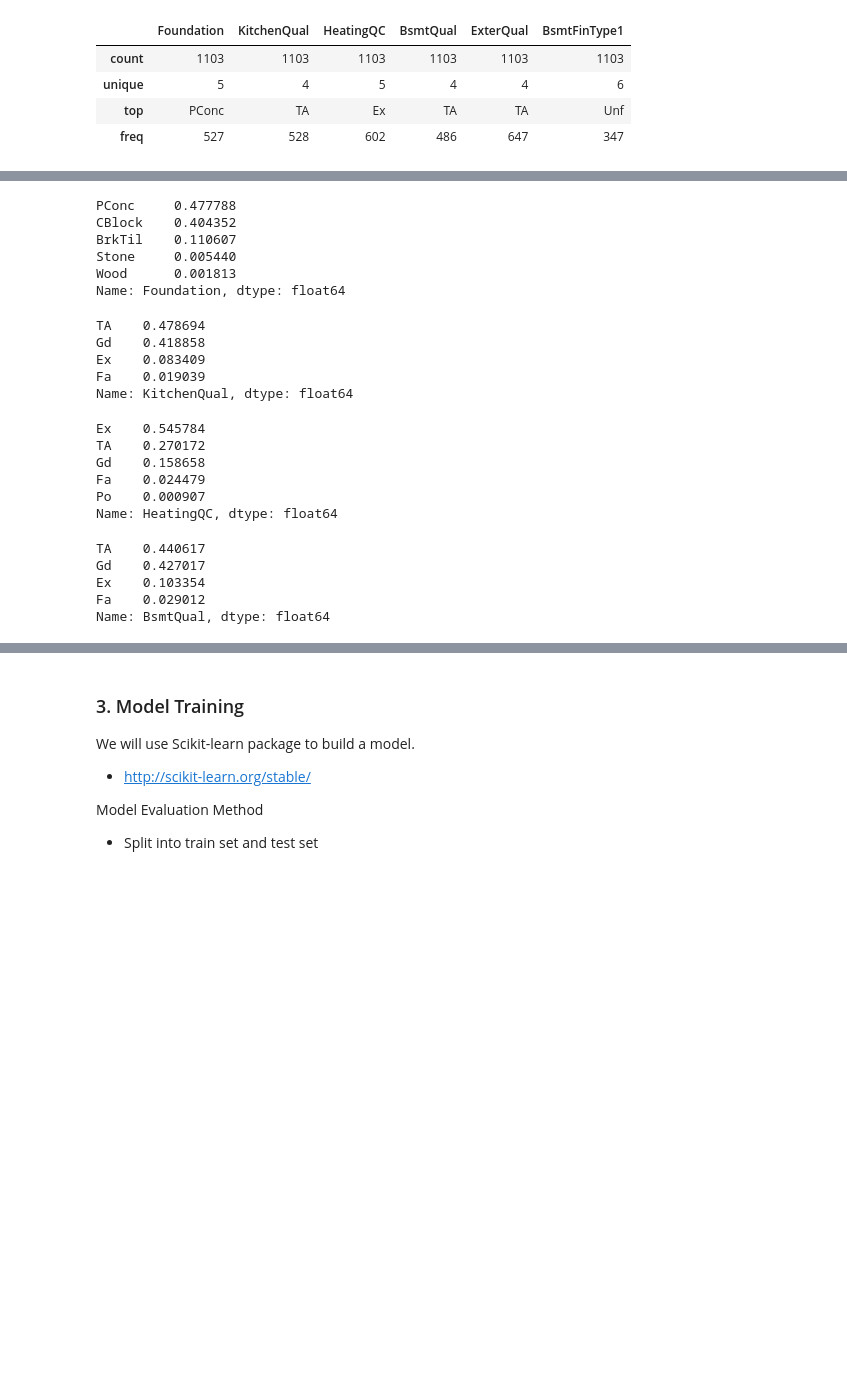
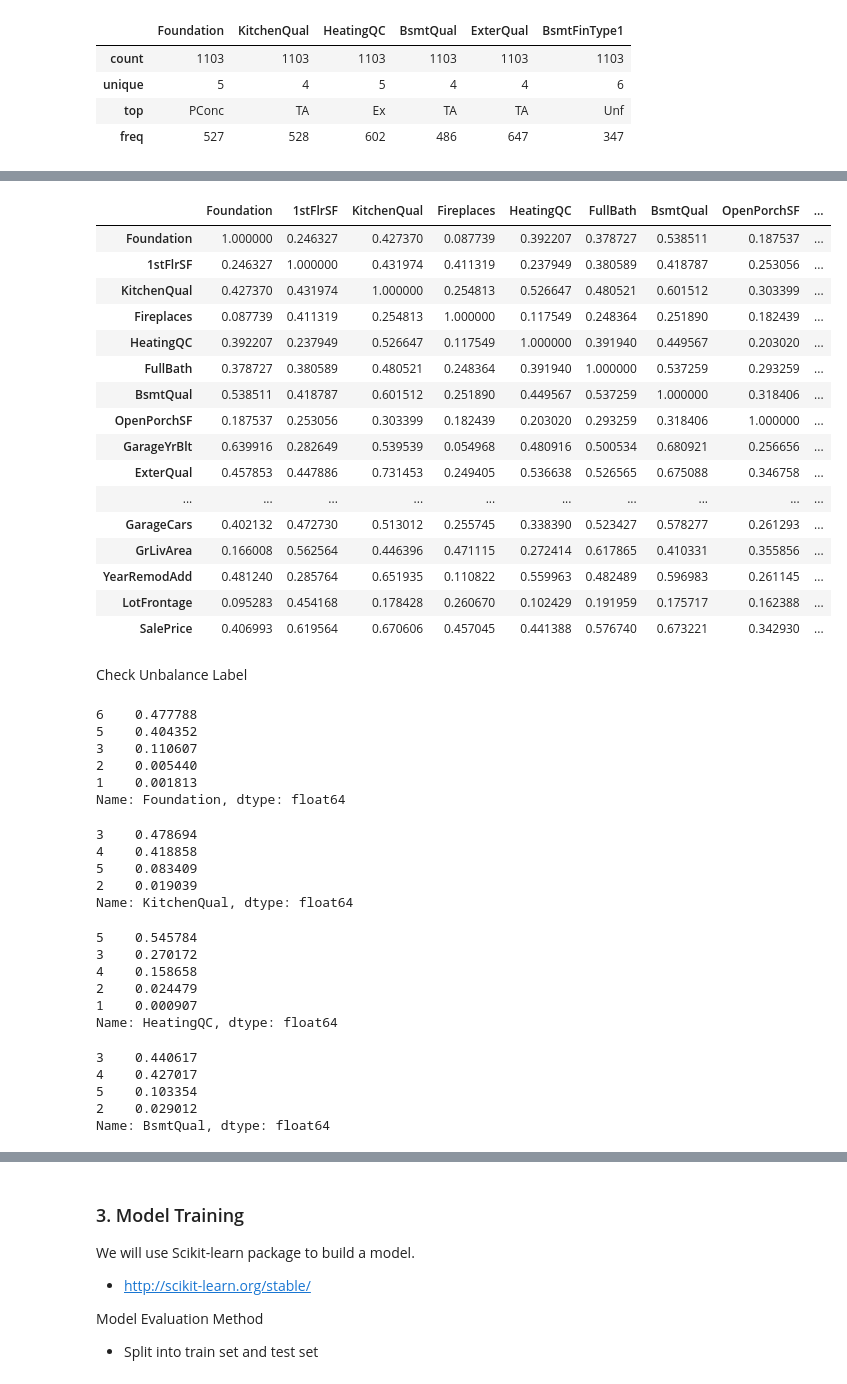
Before and after one commit to volkswg/Machine_Learning, a Jupyter notebook: Lab1.ipynb, the cells around one changed output, grey strips where cells are left out. Saved outputs shown, nothing was run; the diff lists cells and outputs as text; code cells hidden in the pictures; blank space fills up the shorter version.

```diff
--- a/Lab1.ipynb
+++ b/Lab1.ipynb
@@ -51,0 +79,7 @@ clean_row_na.select_dtypes(exclude = ['int64','float64']).describe()
+# %%
+codebook1 = {'Ex':5,'Gd':4,'TA':3,'Fa':2,'Po':1} # Excellent, Good, Typical, Fair, Poor
+codebook2 = {'Unf':5,'GLQ':6,'ALQ':4,'BLQ':3,'Rec':2,'LwQ':1}
+codebook3 = {'PConc':6,'CBlock':5,'Slab':4,'BrkTil':3,'Stone':2,'Wood':1 }
+data_encode1 = clean_row_na.replace(codebook1)
+data_encode1 = data_encode1.replace(codebook2)
+data_encode1 = data_encode1.replace(codebook3)
@@ -52,37 +106,60 @@ clean_row_na.select_dtypes(exclude = ['int64','float64']).describe()
+# %%
+#Get Correclation Coefficient
+data_encode1.corr()
+# %% [output]
+|  | Foundation | 1stFlrSF | KitchenQual | Fireplaces | HeatingQC | FullBath | BsmtQual | OpenPorchSF | ... |
+| Foundation | 1.000000 | 0.246327 | 0.427370 | 0.087739 | 0.392207 | 0.378727 | 0.538511 | 0.187537 | ... |
+| 1stFlrSF | 0.246327 | 1.000000 | 0.431974 | 0.411319 | 0.237949 | 0.380589 | 0.418787 | 0.253056 | ... |
+| KitchenQual | 0.427370 | 0.431974 | 1.000000 | 0.254813 | 0.526647 | 0.480521 | 0.601512 | 0.303399 | ... |
+| Fireplaces | 0.087739 | 0.411319 | 0.254813 | 1.000000 | 0.117549 | 0.248364 | 0.251890 | 0.182439 | ... |
+| HeatingQC | 0.392207 | 0.237949 | 0.526647 | 0.117549 | 1.000000 | 0.391940 | 0.449567 | 0.203020 | ... |
+| FullBath | 0.378727 | 0.380589 | 0.480521 | 0.248364 | 0.391940 | 1.000000 | 0.537259 | 0.293259 | ... |
+| BsmtQual | 0.538511 | 0.418787 | 0.601512 | 0.251890 | 0.449567 | 0.537259 | 1.000000 | 0.318406 | ... |
+| OpenPorchSF | 0.187537 | 0.253056 | 0.303399 | 0.182439 | 0.203020 | 0.293259 | 0.318406 | 1.000000 | ... |
+| GarageYrBlt | 0.639916 | 0.282649 | 0.539539 | 0.054968 | 0.480916 | 0.500534 | 0.680921 | 0.256656 | ... |
+| ExterQual | 0.457853 | 0.447886 | 0.731453 | 0.249405 | 0.536638 | 0.526565 | 0.675088 | 0.346758 | ... |
+| ... | ... | ... | ... | ... | ... | ... | ... | ... | ... |
+| GarageCars | 0.402132 | 0.472730 | 0.513012 | 0.255745 | 0.338390 | 0.523427 | 0.578277 | 0.261293 | ... |
+| GrLivArea | 0.166008 | 0.562564 | 0.446396 | 0.471115 | 0.272414 | 0.617865 | 0.410331 | 0.355856 | ... |
+| YearRemodAdd | 0.481240 | 0.285764 | 0.651935 | 0.110822 | 0.559963 | 0.482489 | 0.596983 | 0.261145 | ... |
+| LotFrontage | 0.095283 | 0.454168 | 0.178428 | 0.260670 | 0.102429 | 0.191959 | 0.175717 | 0.162388 | ... |
+| SalePrice | 0.406993 | 0.619564 | 0.670606 | 0.457045 | 0.441388 | 0.576740 | 0.673221 | 0.342930 | ... |
+# %% [markdown]
+Check Unbalance Label
 # %%
-print(clean_row_na['Foundation'].value_counts(1))
-cleaned_high_unb1 = clean_row_na.drop('Foundation',axis=1)
+print(data_encode1['Foundation'].value_counts(1))
+cleaned_high_unb1 = data_encode1.drop('Foundation',axis=1)
 # %% [output]
-PConc     0.477788
-CBlock    0.404352
-BrkTil    0.110607
-Stone     0.005440
-Wood      0.001813
+6    0.477788
+5    0.404352
+3    0.110607
+2    0.005440
+1    0.001813
 Name: Foundation, dtype: float64
 # %%
-print(clean_row_na['KitchenQual'].value_counts(1))
+print(data_encode1['KitchenQual'].value_counts(1))
 # %% [output]
-TA    0.478694
-Gd    0.418858
-Ex    0.083409
-Fa    0.019039
+3    0.478694
+4    0.418858
+5    0.083409
+2    0.019039
 Name: KitchenQual, dtype: float64
 # %%
-print(clean_row_na['HeatingQC'].value_counts(1))
-cleaned_high_unb2 = cleaned_high_unb1#.drop(['HeatingQC'],axis=1)
+print(data_encode1['HeatingQC'].value_counts(1))
+cleaned_high_unb2 = cleaned_high_unb1.drop(['HeatingQC'],axis=1)
 # %% [output]
-Ex    0.545784
-TA    0.270172
-Gd    0.158658
-Fa    0.024479
-Po    0.000907
+5    0.545784
+3    0.270172
+4    0.158658
+2    0.024479
+1    0.000907
 Name: HeatingQC, dtype: float64
 # %%
-print(clean_row_na['BsmtQual'].value_counts(1))
+print(data_encode1['BsmtQual'].value_counts(1))
 # %% [output]
-TA    0.440617
-Gd    0.427017
-Ex    0.103354
-Fa    0.029012
+3    0.440617
+4    0.427017
+5    0.103354
+2    0.029012
 Name: BsmtQual, dtype: float64
 # %%
```
Also changed, not shown: parts of 15 cells of this notebook.
